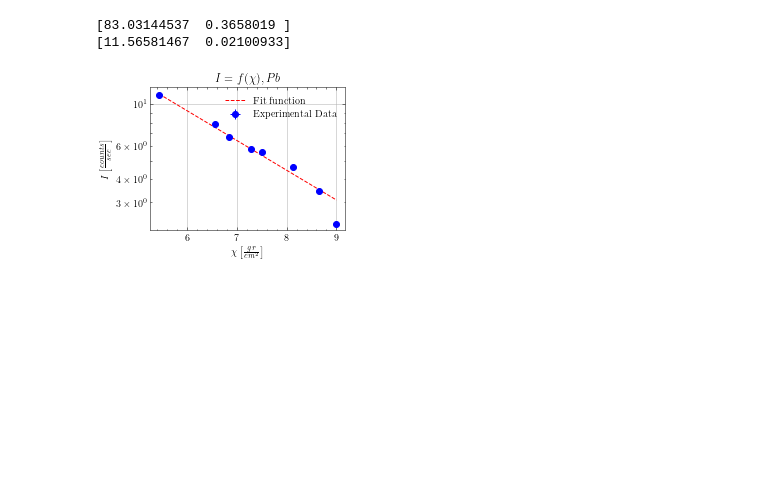
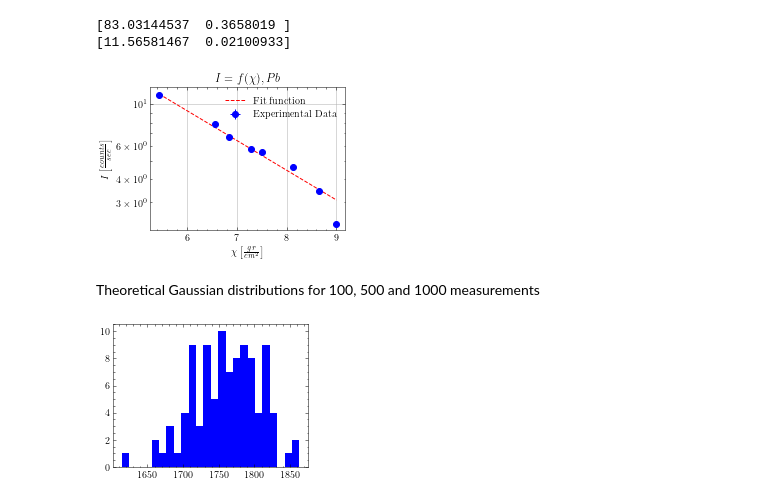
Before and after one commit to GiorgosChr/PHY-322-Analysis, a Jupyter notebook: Exp10/Analysis_Exp10.ipynb, the cells around one changed output. Drawn from its saved outputs; the diff is of its cells as text; code cells hidden in the pictures; blank space fills up the shorter version.

```diff
--- a/Exp10/Analysis_Exp10.ipynb
+++ b/Exp10/Analysis_Exp10.ipynb
@@ -254,3 +254,14 @@ plt.savefig('intensity_pb_log.png', dpi=500)
 [83.03144537  0.3658019 ]
 [11.56581467  0.02100933]
 [figure]
+# %% [markdown]
+Theoretical Gaussian distributions for 100, 500 and 1000 measurements
+# %%
+measurements = np.random.normal(1748, 46, 100)
+max = np.max(measurements)
+min = np.min(measurements)
+bin_size = int((max-min)/10)
+plt.hist(measurements, bin_size, color='Blue')
+plt.show()
+# %% [output]
+[figure, added]
```
Also changed, not shown: parts of 2 cells of this notebook.
